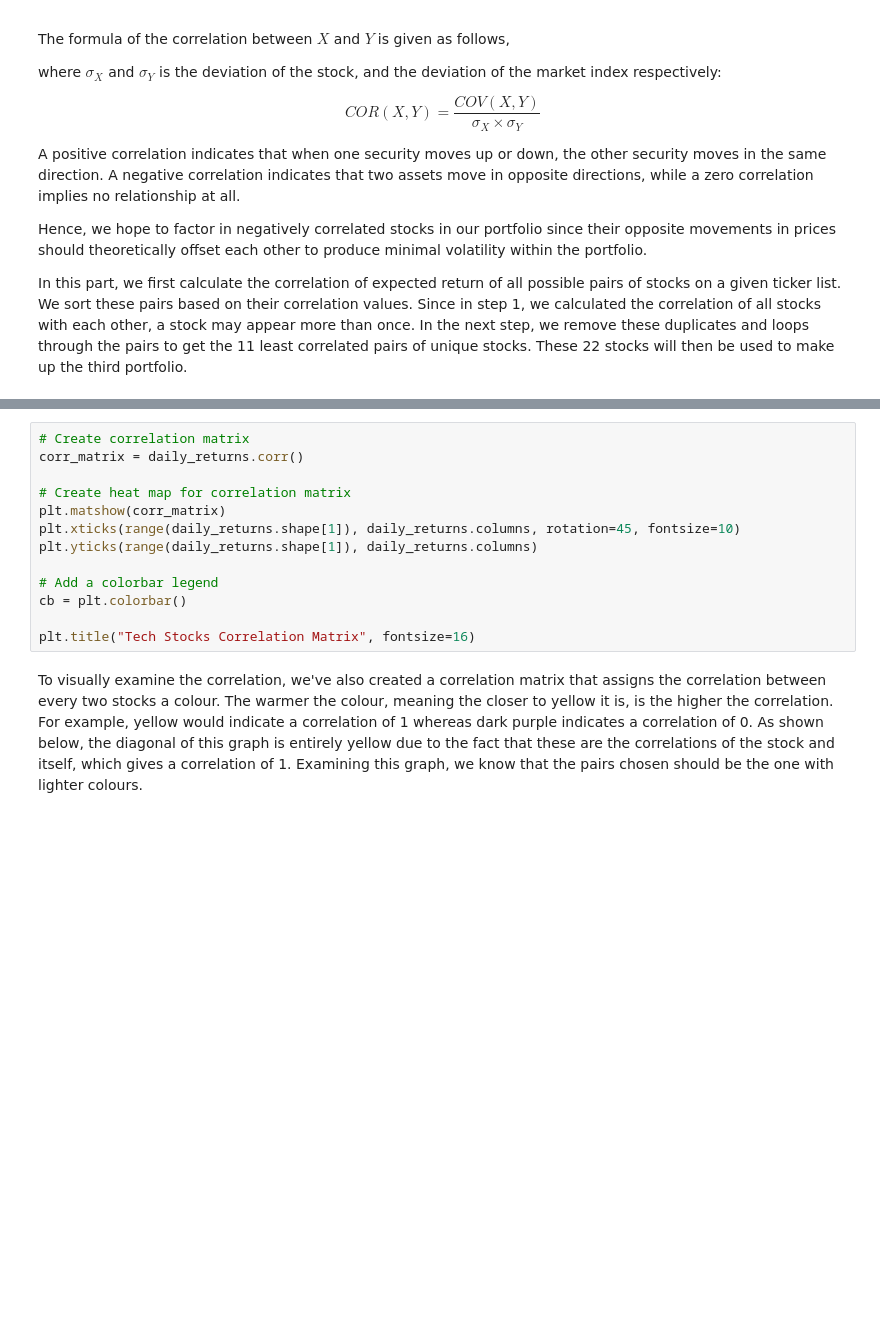
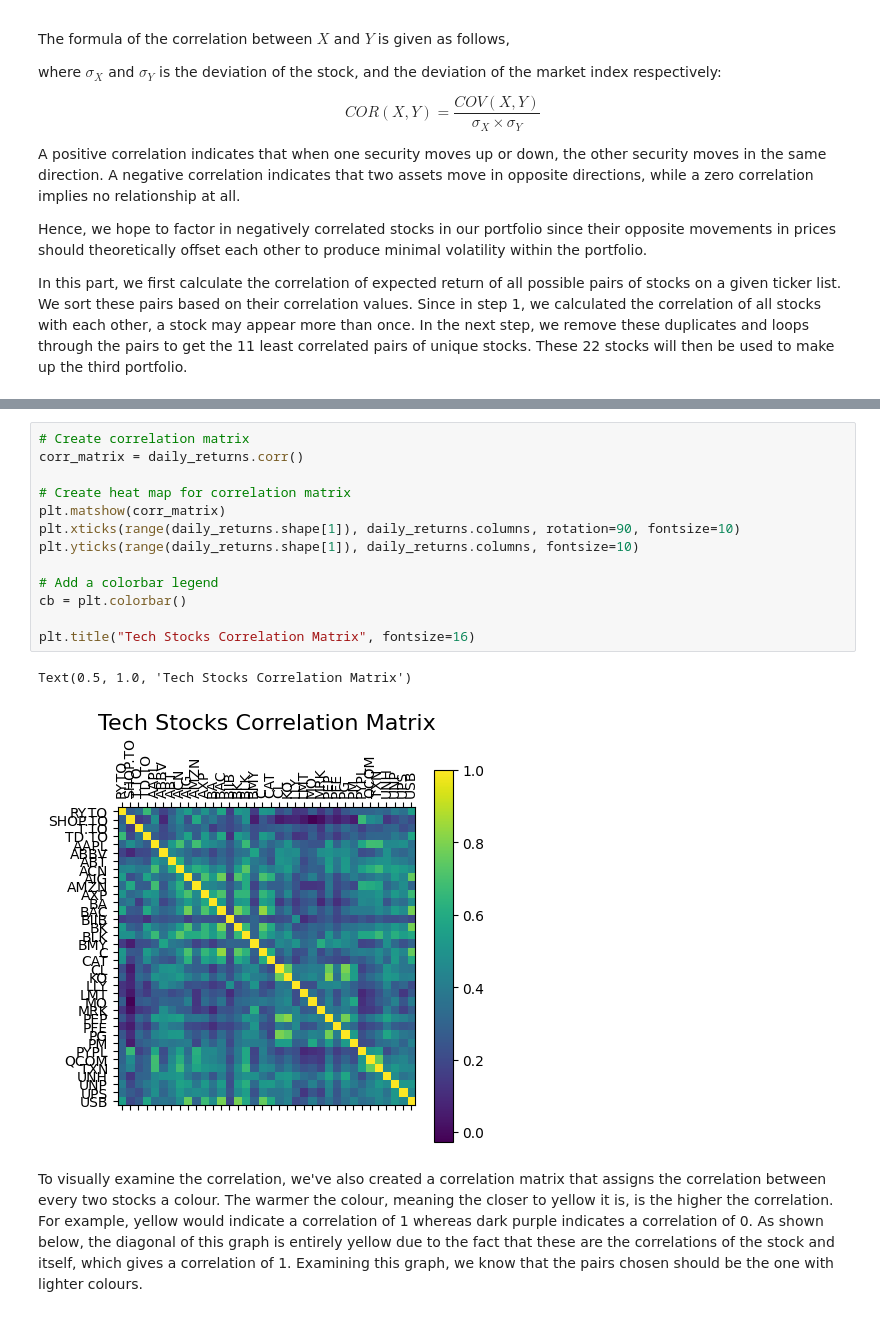
Before and after one commit to Zemelware/robo_stock_advisor, a Jupyter notebook: robo_stock_advisor.ipynb, the cells around one changed output, grey strips where cells are left out. Drawn from its saved outputs; the diff is of its cells as text; blank space fills up the shorter version.

```diff
--- a/robo_stock_advisor.ipynb
+++ b/robo_stock_advisor.ipynb
@@ -502,16 +632,19 @@ print(l_corr_pairs)
 # %%
 # Create correlation matrix
 corr_matrix = daily_returns.corr()
 
 # Create heat map for correlation matrix
 plt.matshow(corr_matrix)
-plt.xticks(range(daily_returns.shape[1]), daily_returns.columns, rotation=45, fontsize=10)
-plt.yticks(range(daily_returns.shape[1]), daily_returns.columns)
+plt.xticks(range(daily_returns.shape[1]), daily_returns.columns, rotation=90, fontsize=10)
+plt.yticks(range(daily_returns.shape[1]), daily_returns.columns, fontsize=10)
 
 # Add a colorbar legend
 cb = plt.colorbar()
 
 plt.title("Tech Stocks Correlation Matrix", fontsize=16)
+# %% [output]
+Text(0.5, 1.0, 'Tech Stocks Correlation Matrix')
+[figure, added]
 # %% [markdown]
 To visually examine the correlation, we've also created a correlation matrix that assigns the correlation between every two stocks a colour. The warmer the colour, meaning the closer to yellow it is, is the higher the correlation. For example, yellow would indicate a correlation of 1 whereas dark purple indicates a correlation of 0. As shown below, the diagonal of this graph is entirely yellow due to the fact that these are the correlations of the stock and itself, which gives a correlation of 1. Examining this graph, we know that the pairs chosen should be the one with lighter colours.
 # %% [markdown]
```
Also changed, not shown: parts of 16 cells of this notebook.
